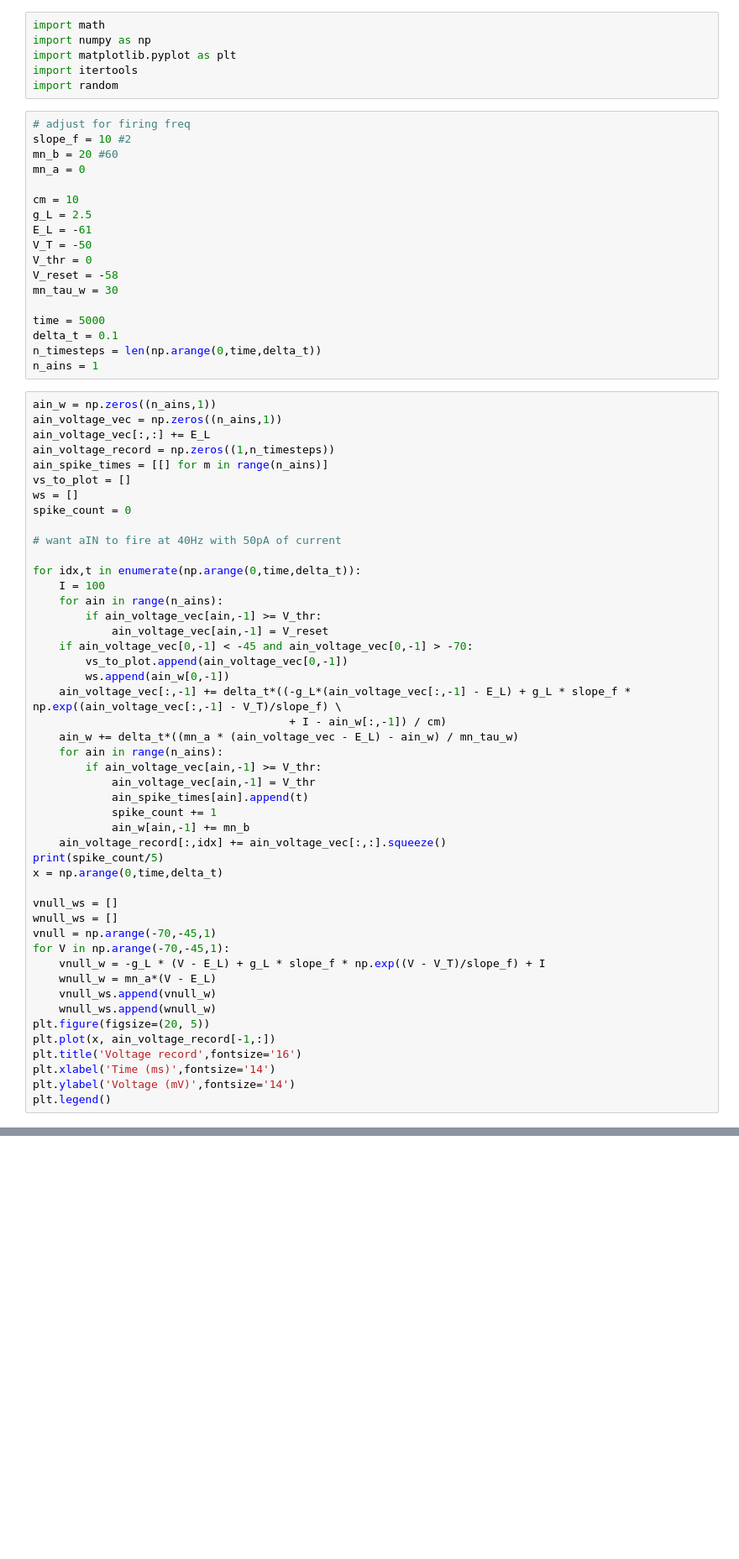
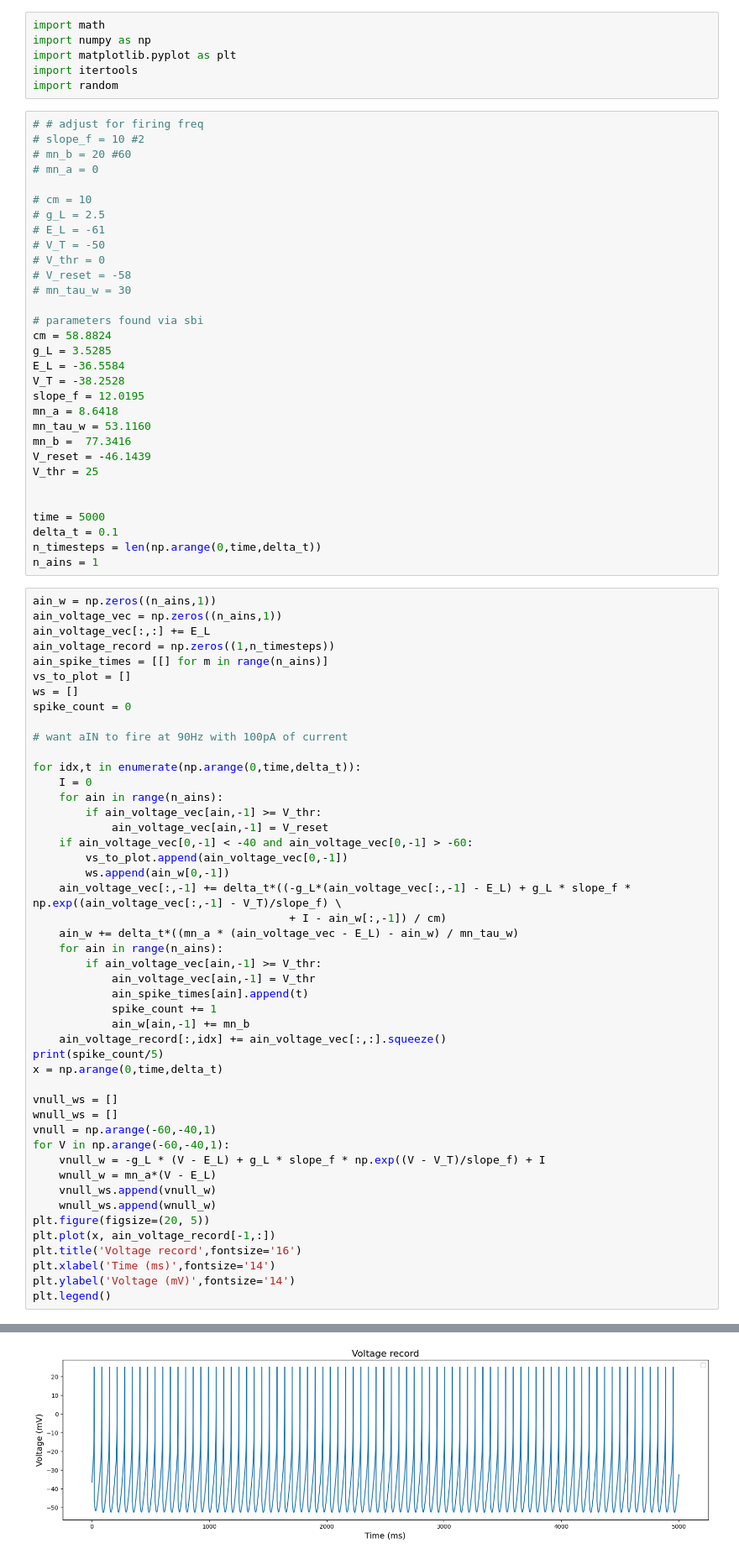
Before and after one commit to awilson98/tadpoleAdEx, a Jupyter notebook: ain_properties.ipynb, the cells around one changed output, grey strips where cells are left out. Shown at 84% size. Cells and saved outputs as stored; diff of their text form; blank space fills up the shorter version.

```diff
--- a/ain_properties.ipynb
+++ b/ain_properties.ipynb
@@ -5,18 +5,31 @@ import matplotlib.pyplot as plt
 import itertools
 import random
 # %%
-# adjust for firing freq
-slope_f = 10 #2
-mn_b = 20 #60
-mn_a = 0
+# # adjust for firing freq
+# slope_f = 10 #2
+# mn_b = 20 #60
+# mn_a = 0
 
-cm = 10
-g_L = 2.5
-E_L = -61
-V_T = -50
-V_thr = 0
-V_reset = -58
-mn_tau_w = 30
+# cm = 10
+# g_L = 2.5
+# E_L = -61
+# V_T = -50
+# V_thr = 0
+# V_reset = -58
+# mn_tau_w = 30
+
+# parameters found via sbi
+cm = 58.8824
+g_L = 3.5285
+E_L = -36.5584
+V_T = -38.2528
+slope_f = 12.0195
+mn_a = 8.6418
+mn_tau_w = 53.1160
+mn_b =  77.3416
+V_reset = -46.1439
+V_thr = 25
+
 
 time = 5000
 delta_t = 0.1
@@ -32,14 +45,14 @@ vs_to_plot = []
 ws = []
 spike_count = 0
 
-# want aIN to fire at 40Hz with 50pA of current
+# want aIN to fire at 90Hz with 100pA of current
 
 for idx,t in enumerate(np.arange(0,time,delta_t)):
-    I = 100
+    I = 0
     for ain in range(n_ains):
         if ain_voltage_vec[ain,-1] >= V_thr:
             ain_voltage_vec[ain,-1] = V_reset
-    if ain_voltage_vec[0,-1] < -45 and ain_voltage_vec[0,-1] > -70:
+    if ain_voltage_vec[0,-1] < -40 and ain_voltage_vec[0,-1] > -60:
         vs_to_plot.append(ain_voltage_vec[0,-1])
         ws.append(ain_w[0,-1])
     ain_voltage_vec[:,-1] += delta_t*((-g_L*(ain_voltage_vec[:,-1] - E_L) + g_L * slope_f * np.exp((ain_voltage_vec[:,-1] - V_T)/slope_f) \
@@ -57,8 +70,8 @@ x = np.arange(0,time,delta_t)
 
 vnull_ws = []
 wnull_ws = []
-vnull = np.arange(-70,-45,1)
-for V in np.arange(-70,-45,1):
+vnull = np.arange(-60,-40,1)
+for V in np.arange(-60,-40,1):
     vnull_w = -g_L * (V - E_L) + g_L * slope_f * np.exp((V - V_T)/slope_f) + I
     wnull_w = mn_a*(V - E_L)
     vnull_ws.append(vnull_w)
@@ -69,3 +82,4 @@ plt.title('Voltage record',fontsize='16')
 plt.xlabel('Time (ms)',fontsize='14')
 plt.ylabel('Voltage (mV)',fontsize='14')
 plt.legend()
+# %% [output]
@@ -72,3 +89,4 @@ plt.legend()
+[figure, added]
 # %%
 # phase plane analysis
 
```
Also changed, not shown: parts of 4 cells of this notebook, 22 other files.
